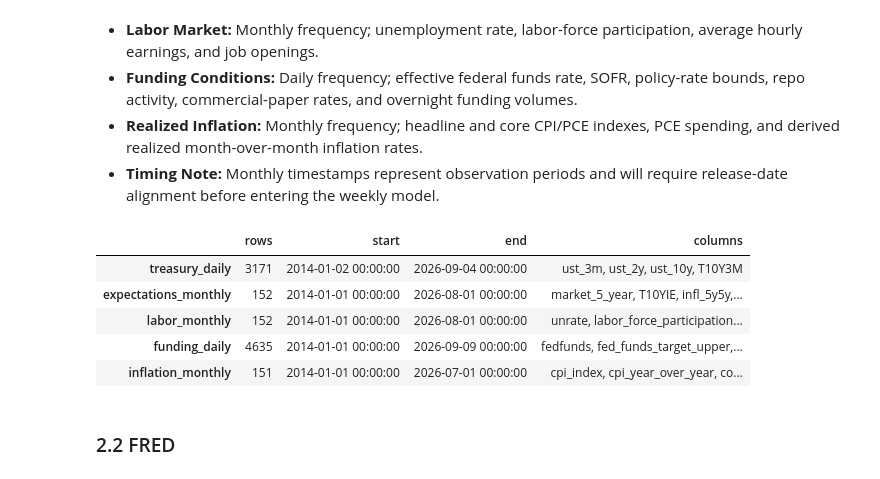
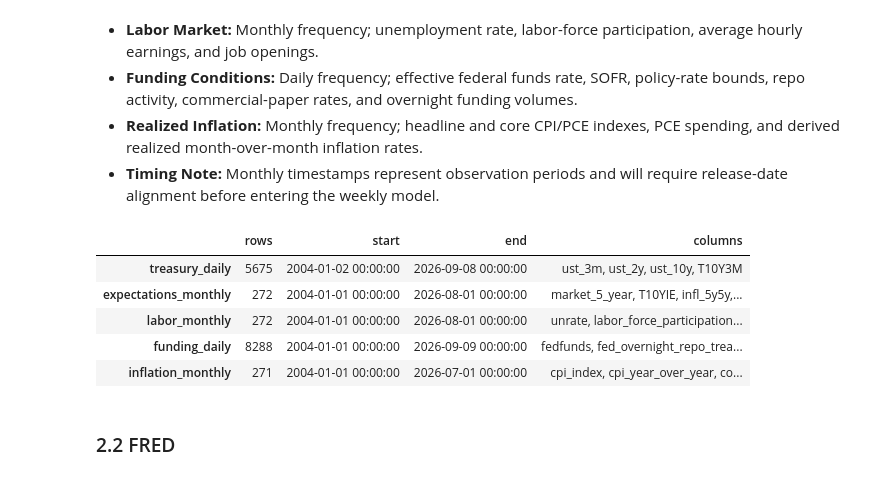
Before and after one commit to Yzc20060417/Systematic-Equities, a Jupyter notebook: EDA.ipynb, the cells around one changed output. Drawn from its saved outputs; the diff is of its cells as text; code cells hidden in the pictures.

```diff
--- a/EDA.ipynb
+++ b/EDA.ipynb
@@ -136,7 +139,7 @@ def load_massive_economy(
     )
 
 
-START_DATE = "2014-01-01"
+START_DATE = "2004-01-01"
 END_DATE = pd.Timestamp.today().normalize().strftime("%Y-%m-%d")
 
 massive_treasury_raw = load_massive_economy(
@@ -255,38 +258,38 @@ massive_inflation_monthly["pce_mom_realized"] = (
 massive_inflation_monthly["core_pce_mom_realized"] = (
     massive_inflation_monthly["core_pce_index"]
     .pct_change(fill_method=None)
     .mul(100)
 )
 
 
 massive_datasets = {
     "treasury_daily": massive_rates_daily,
     "expectations_monthly": massive_expectations_monthly,
     "labor_monthly": massive_labor_monthly,
     "funding_daily": massive_funding_daily,
     "inflation_monthly": massive_inflation_monthly,
 }
 
 massive_coverage = pd.DataFrame(
     {
         name: {
             "rows": len(frame),
             "start": frame.index.min(),
             "end": frame.index.max(),
             "columns": ", ".join(frame.columns),
         }
         for name, frame in massive_datasets.items()
     }
 ).T
 
 massive_coverage
 # %% [output]
 |  | rows | start | end | columns |
-| treasury_daily | 3171 | 2014-01-02 00:00:00 | 2026-09-04 00:00:00 | ust_3m, ust_2y, ust_10y, T10Y3M |
-| expectations_monthly | 152 | 2014-01-01 00:00:00 | 2026-08-01 00:00:00 | market_5_year, T10YIE, infl_5y5y,... |
-| labor_monthly | 152 | 2014-01-01 00:00:00 | 2026-08-01 00:00:00 | unrate, labor_force_participation... |
-| funding_daily | 4635 | 2014-01-01 00:00:00 | 2026-09-09 00:00:00 | fedfunds, fed_funds_target_upper,... |
-| inflation_monthly | 151 | 2014-01-01 00:00:00 | 2026-07-01 00:00:00 | cpi_index, cpi_year_over_year, co... |
+| treasury_daily | 5675 | 2004-01-02 00:00:00 | 2026-09-08 00:00:00 | ust_3m, ust_2y, ust_10y, T10Y3M |
+| expectations_monthly | 272 | 2004-01-01 00:00:00 | 2026-08-01 00:00:00 | market_5_year, T10YIE, infl_5y5y,... |
+| labor_monthly | 272 | 2004-01-01 00:00:00 | 2026-08-01 00:00:00 | unrate, labor_force_participation... |
+| funding_daily | 8288 | 2004-01-01 00:00:00 | 2026-09-09 00:00:00 | fedfunds, fed_overnight_repo_trea... |
+| inflation_monthly | 271 | 2004-01-01 00:00:00 | 2026-07-01 00:00:00 | cpi_index, cpi_year_over_year, co... |
 # %% [markdown]
 ### 2.2 FRED
 # %% [markdown]
```
Also changed, not shown: parts of 19 cells of this notebook.
